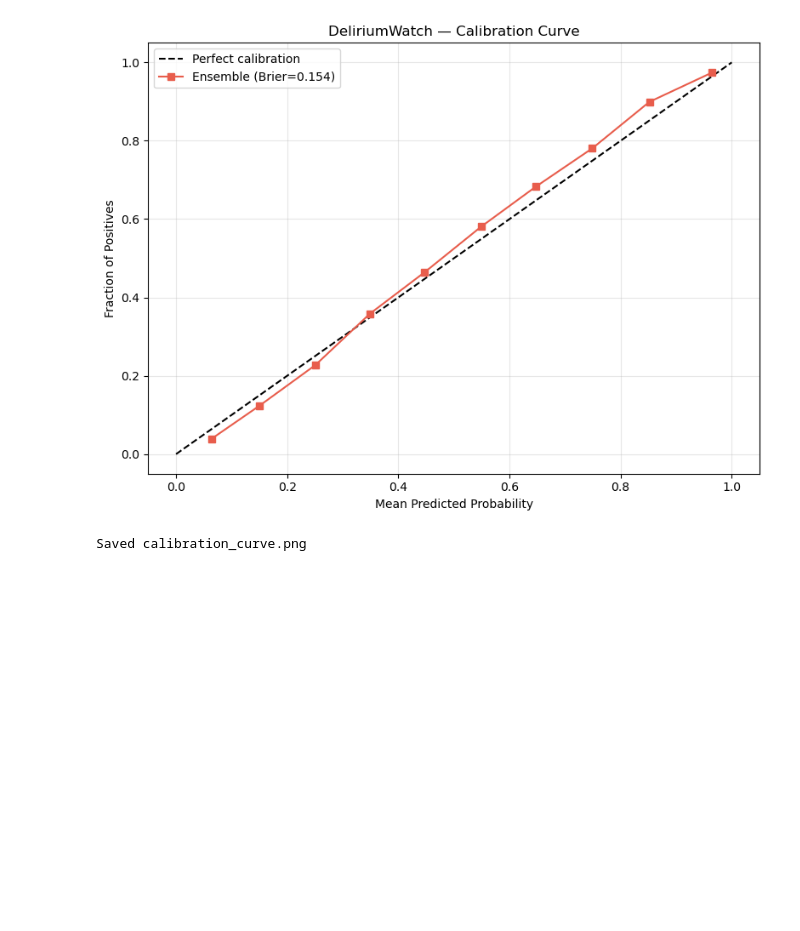
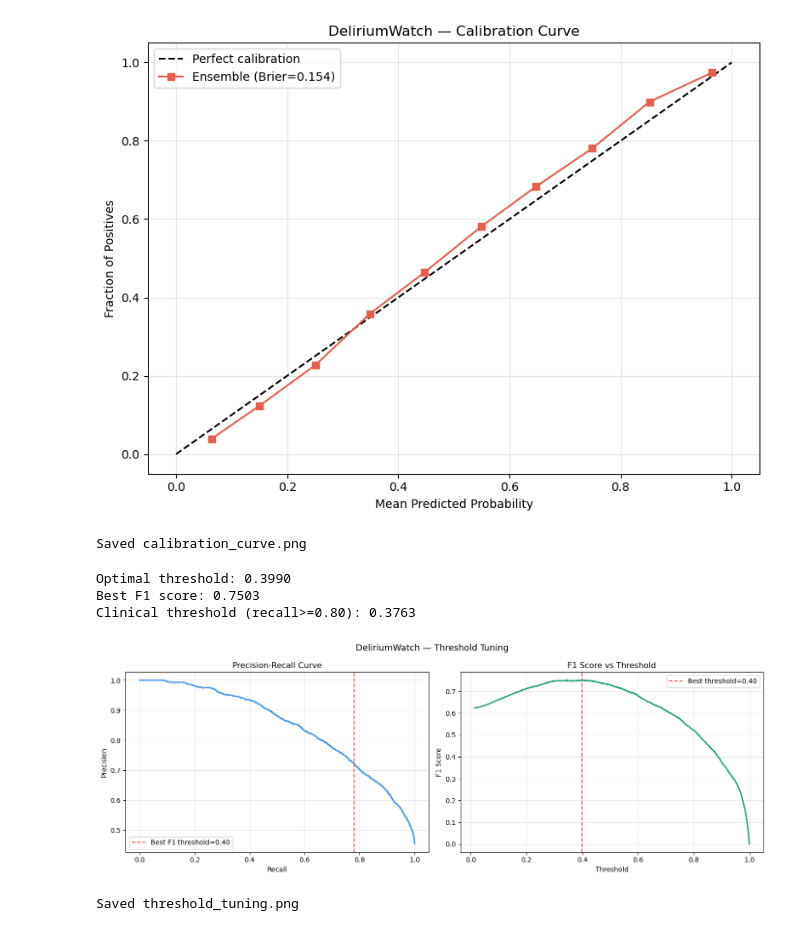
Before and after one commit to Variiish06/DeliriumWatch, a Jupyter notebook: Deliriumwatch_Model_TV.ipynb, the cells around one changed output. Drawn from its saved outputs; the diff is of its cells as text; code cells hidden in the pictures; blank space fills up the shorter version.

Commit message:
Threshold Tuning

```diff
--- a/Deliriumwatch_Model_TV.ipynb
+++ b/Deliriumwatch_Model_TV.ipynb
@@ -437,3 +437,62 @@ print("Saved calibration_curve.png")
 Brier Score: 0.1542 (lower is better, perfect=0)
 [figure]
 Saved calibration_curve.png
+# %%
+from sklearn.metrics import precision_recall_curve, f1_score
+import numpy as np
+
+# Get precision-recall at all thresholds
+precisions, recalls, thresholds = precision_recall_curve(
+    y_test, y_pred_proba
+)
+
+# Find threshold that maximizes F1
+f1_scores = 2 * (precisions * recalls) / (precisions + recalls + 1e-8)
+best_idx = np.argmax(f1_scores)
+best_threshold = thresholds[best_idx]
+best_f1 = f1_scores[best_idx]
+
+print(f"Optimal threshold: {best_threshold:.4f}")
+print(f"Best F1 score: {best_f1:.4f}")
+
+# Also find threshold for high recall (clinical priority)
+# We want recall >= 0.80 (catch 80% of delirium cases)
+high_recall_idx = np.where(recalls >= 0.80)[0]
+if len(high_recall_idx) > 0:
+    clinical_threshold = thresholds[high_recall_idx[-1]]
+    print(f"Clinical threshold (recall>=0.80): {clinical_threshold:.4f}")
+
+# Plot
+fig, axes = plt.subplots(1, 2, figsize=(14, 5))
+
+# Precision-Recall curve
+axes[0].plot(recalls, precisions, color='#4C9BE8', lw=2)
+axes[0].axvline(x=recalls[best_idx], color='#E85D4C',
+                linestyle='--', label=f'Best F1 threshold={best_threshold:.2f}')
+axes[0].set_xlabel('Recall')
+axes[0].set_ylabel('Precision')
+axes[0].set_title('Precision-Recall Curve')
+axes[0].legend()
+axes[0].grid(alpha=0.3)
+
+# F1 vs threshold
+axes[1].plot(thresholds, f1_scores[:-1], color='#1D9E75', lw=2)
+axes[1].axvline(x=best_threshold, color='#E85D4C',
+                linestyle='--', label=f'Best threshold={best_threshold:.2f}')
+axes[1].set_xlabel('Threshold')
+axes[1].set_ylabel('F1 Score')
+axes[1].set_title('F1 Score vs Threshold')
+axes[1].legend()
+axes[1].grid(alpha=0.3)
+
+plt.suptitle('DeliriumWatch — Threshold Tuning', fontsize=13)
+plt.tight_layout()
+plt.savefig('threshold_tuning.png', dpi=150)
+plt.show()
+print("Saved threshold_tuning.png")
+# %% [output]
+Optimal threshold: 0.3990
+Best F1 score: 0.7503
+Clinical threshold (recall>=0.80): 0.3763
+[figure, added]
+Saved threshold_tuning.png
```
